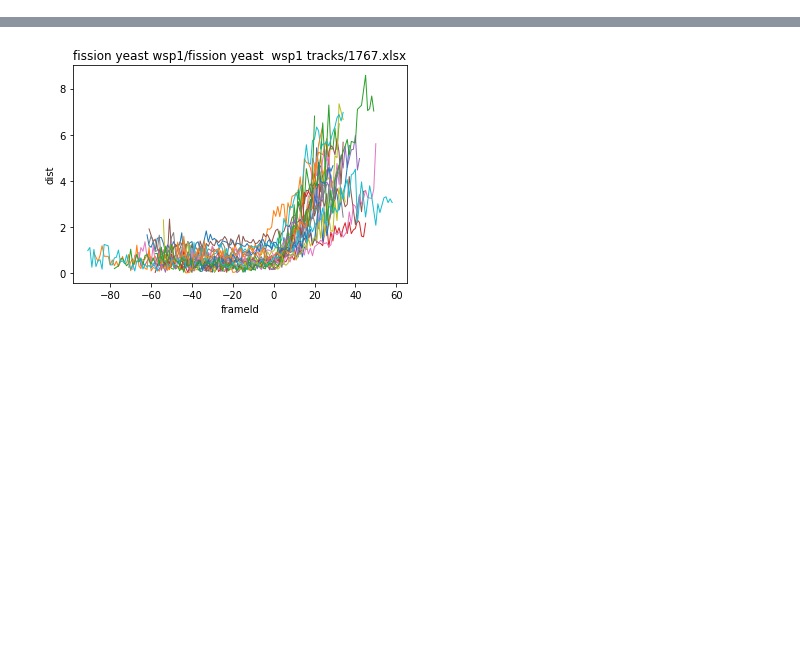
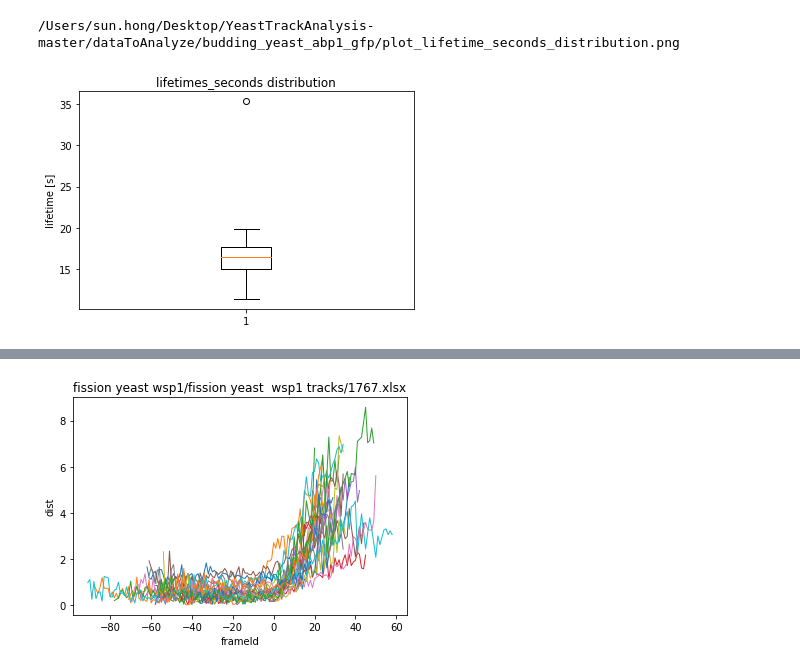
Before and after one commit to elifesciences-publications/YeastTrackAnalysis, a Jupyter notebook: analysis_multiTrack_listOfFiles.ipynb, the cells around one changed output, grey strips where cells are left out. Saved outputs shown, nothing was run; the diff lists cells and outputs as text; code cells hidden in the pictures; blank space fills up the shorter version.

```diff
--- a/analysis_multiTrack_listOfFiles.ipynb
+++ b/analysis_multiTrack_listOfFiles.ipynb
@@ -112,0 +107,10 @@ plt.boxplot(maxIntensities)
+# %%
+plt.boxplot(lifetimes_seconds)
+plt.title('lifetimes_seconds distribution')
+plt.ylabel('lifetime [s]')
+outputFigurePath= outputpath+"plot_lifetime_seconds_distribution.png"
+print(outputFigurePath)
+plt.savefig(outputFigurePath)
+# %% [output]
+/Users/sun.hong/Desktop/YeastTrackAnalysis-master/dataToAnalyze/budding_yeast_abp1_gfp/plot_lifetime_seconds_distribution.png
+[figure, added]
```
Also changed, not shown: parts of 11 cells of this notebook.
